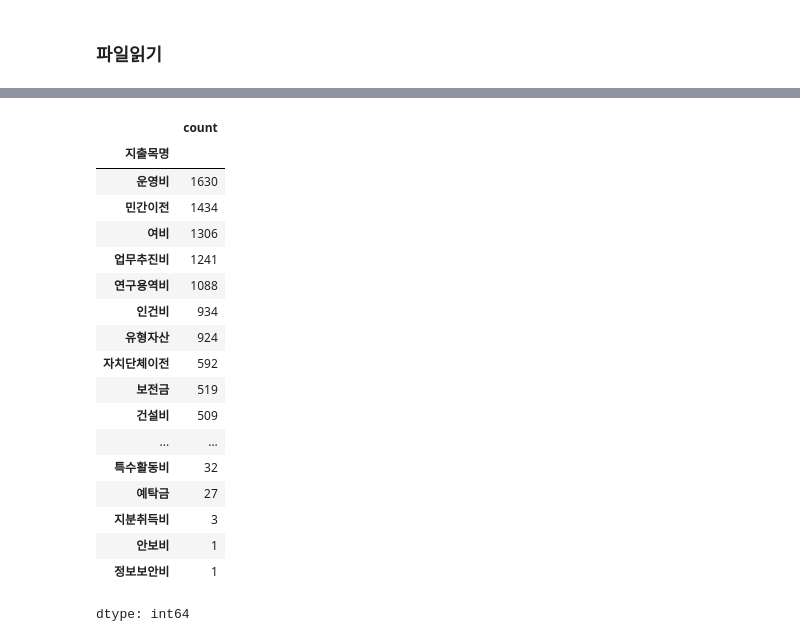
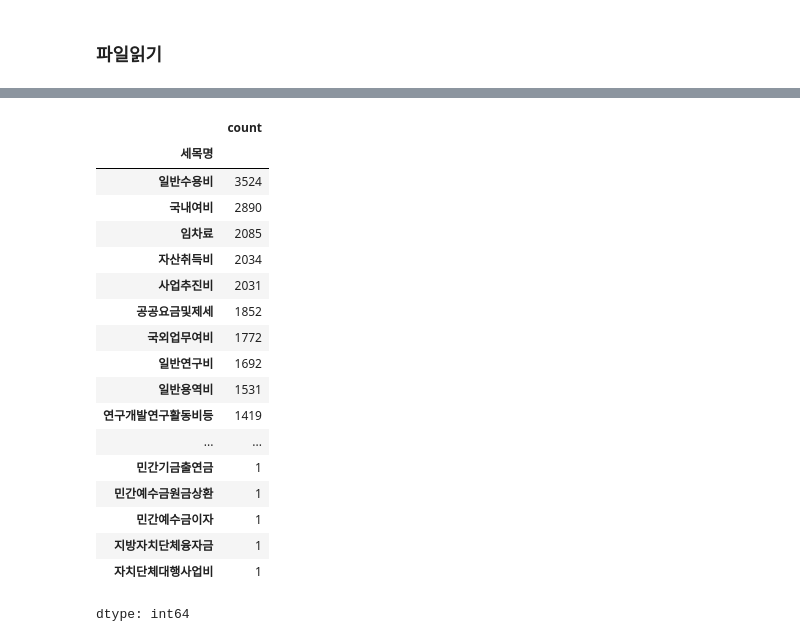
Before and after one commit to YawnsDuzin/fiscaldata, a Jupyter notebook: Source/20241127_데이터_확인.ipynb, the cells around one changed output, grey strips where cells are left out. Drawn from its saved outputs; the diff is of its cells as text; code cells hidden in the pictures.

```diff
--- a/Source/20241127_데이터_확인.ipynb
+++ b/Source/20241127_데이터_확인.ipynb
@@ -91,23 +90,25 @@ Index(['No.', '회계연도', '소관명', '회계명', '계정명', '분야', '
 # %%
 # 소관명', '회계명', '계정명', '수입관', '수입관명', '수입항', '수입항명
-df_temp.value_counts(['지출목명'])
+df_temp.value_counts(['소관명', '회계명', '계정명', '분야명', '부문명', '프로그램명', '단위사업명', '세부사업명', '경비구분', '지출구분', '목명', '세목명'])
-# %% [output]
-|  | count |
-| 지출목명 |  |
-| 운영비 | 1630 |
-| 민간이전 | 1434 |
-| 여비 | 1306 |
-| 업무추진비 | 1241 |
-| 연구용역비 | 1088 |
-| 인건비 | 934 |
-| 유형자산 | 924 |
-| 자치단체이전 | 592 |
-| 보전금 | 519 |
-| 건설비 | 509 |
-| ... | ... |
-| 특수활동비 | 32 |
-| 예탁금 | 27 |
-| 지분취득비 | 3 |
-| 안보비 | 1 |
-| 정보보안비 | 1 |
-dtype: int64
+# %%
+df_temp.value_counts('세목명')
+# %% [output]
+|  | count |
+| 세목명 |  |
+| 일반수용비 | 3524 |
+| 국내여비 | 2890 |
+| 임차료 | 2085 |
+| 자산취득비 | 2034 |
+| 사업추진비 | 2031 |
+| 공공요금및제세 | 1852 |
+| 국외업무여비 | 1772 |
+| 일반연구비 | 1692 |
+| 일반용역비 | 1531 |
+| 연구개발연구활동비등 | 1419 |
+| ... | ... |
+| 민간기금출연금 | 1 |
+| 민간예수금원금상환 | 1 |
+| 민간예수금이자 | 1 |
+| 지방자치단체융자금 | 1 |
+| 자치단체대행사업비 | 1 |
+dtype: int64
```
Also changed, not shown: parts of 9 cells of this notebook, 2 other files.
